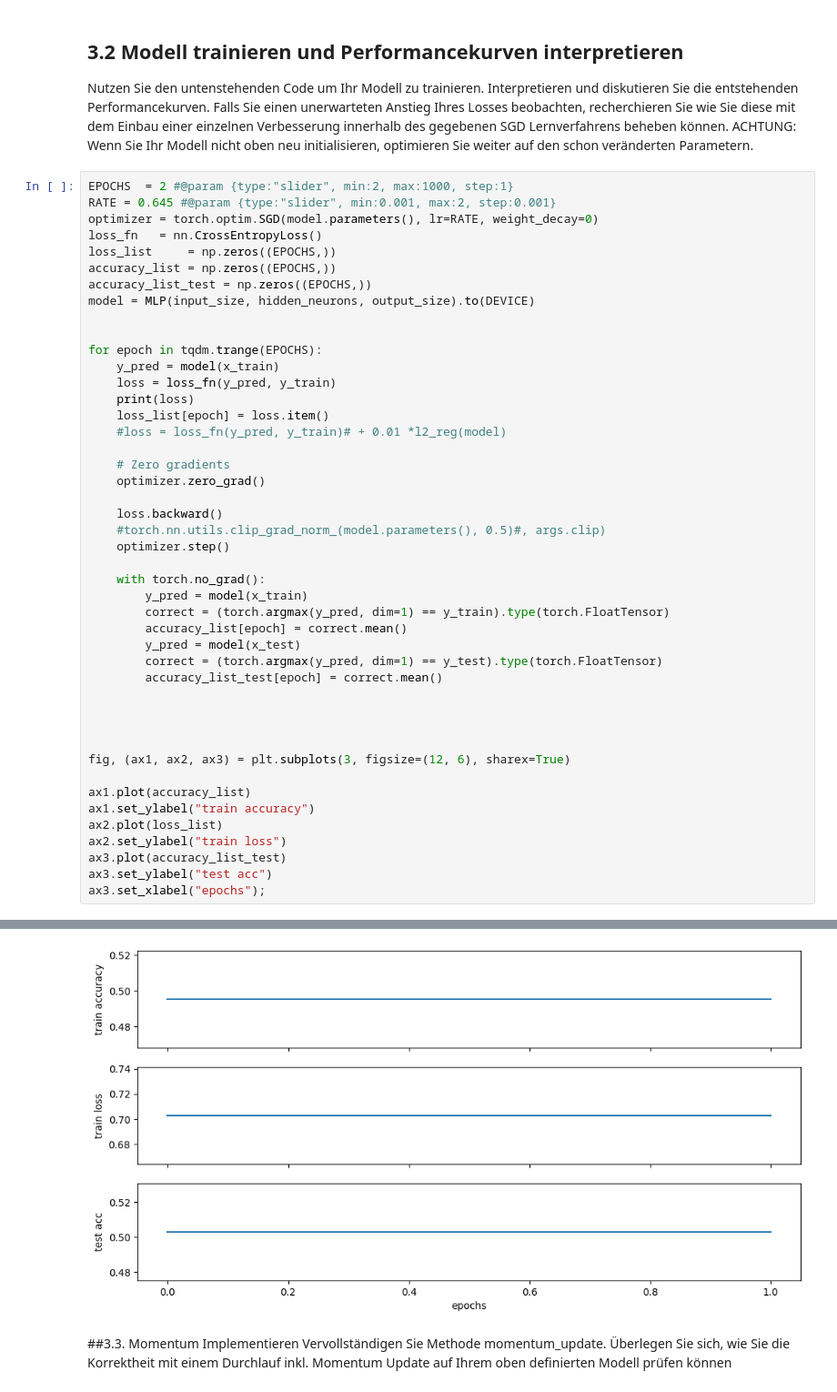
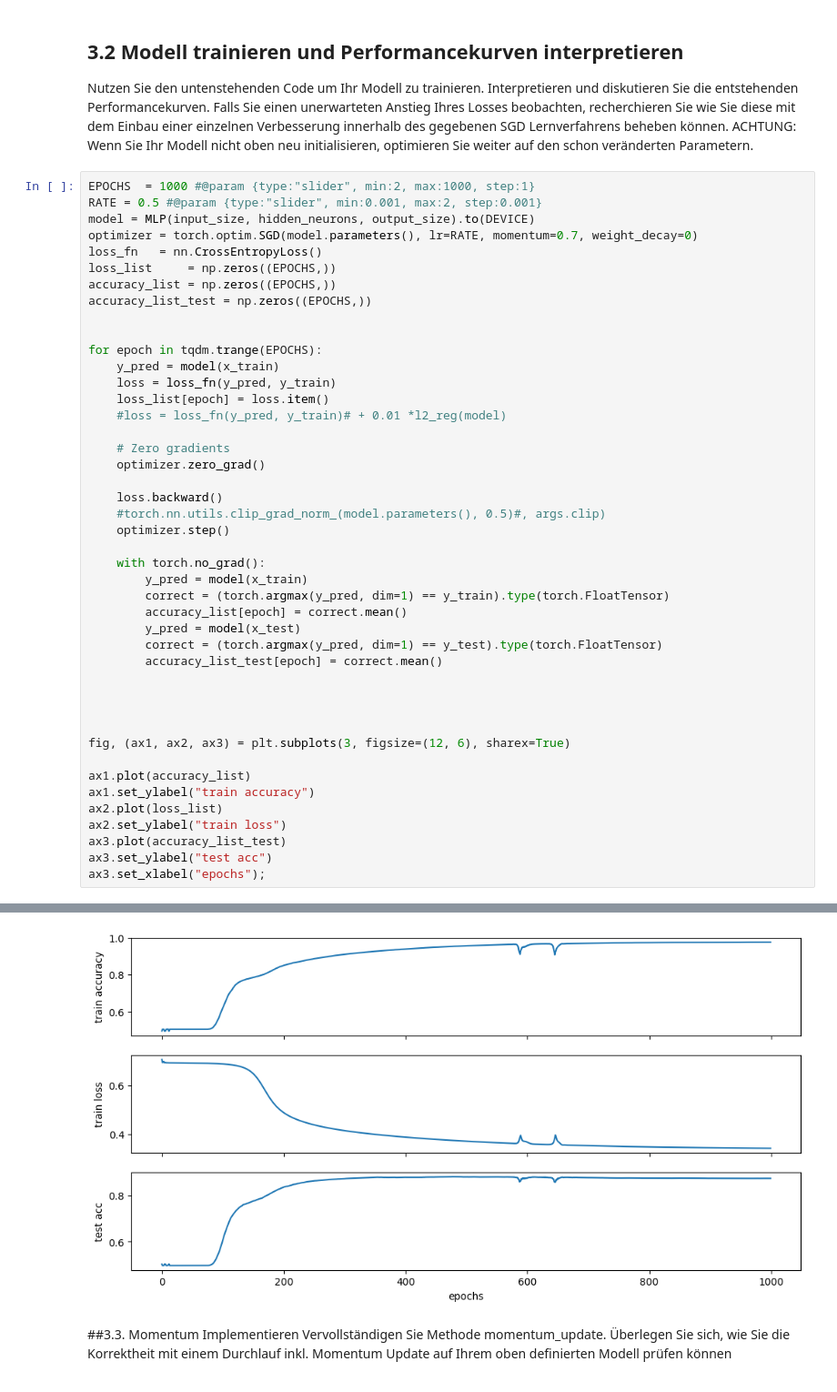
Before and after one commit to wordman2/GINN, a Jupyter notebook: Praktikum3/GINN_P3_Aufgaben_jonas.ipynb, the cells around one changed output, grey strips where cells are left out. Shown: that part at 91% size. Drawn from its saved outputs; the diff is of its cells as text.

```diff
--- a/Praktikum3/GINN_P3_Aufgaben_jonas.ipynb
+++ b/Praktikum3/GINN_P3_Aufgaben_jonas.ipynb
@@ -444,20 +473,19 @@ Estimated Total Size (MB): 2.05
 ## 3.2 Modell trainieren und Performancekurven interpretieren
 Nutzen Sie den untenstehenden Code um Ihr Modell zu trainieren. Interpretieren und diskutieren Sie die entstehenden Performancekurven. Falls Sie einen unerwarteten Anstieg Ihres Losses beobachten, recherchieren Sie wie Sie diese mit dem Einbau einer einzelnen Verbesserung innerhalb des gegebenen SGD Lernverfahrens beheben können. ACHTUNG: Wenn Sie Ihr Modell nicht oben neu initialisieren, optimieren Sie weiter auf den schon veränderten Parametern.
 # %%
-EPOCHS  = 2 #@param {type:"slider", min:2, max:1000, step:1}
-RATE = 0.645 #@param {type:"slider", min:0.001, max:2, step:0.001}
-optimizer = torch.optim.SGD(model.parameters(), lr=RATE, weight_decay=0)
+EPOCHS  = 1000 #@param {type:"slider", min:2, max:1000, step:1}
+RATE = 0.5 #@param {type:"slider", min:0.001, max:2, step:0.001}
+model = MLP(input_size, hidden_neurons, output_size).to(DEVICE)
+optimizer = torch.optim.SGD(model.parameters(), lr=RATE, momentum=0.7, weight_decay=0)
 loss_fn   = nn.CrossEntropyLoss()
 loss_list     = np.zeros((EPOCHS,))
 accuracy_list = np.zeros((EPOCHS,))
 accuracy_list_test = np.zeros((EPOCHS,))
-model = MLP(input_size, hidden_neurons, output_size).to(DEVICE)
 
 
 for epoch in tqdm.trange(EPOCHS):
     y_pred = model(x_train)
     loss = loss_fn(y_pred, y_train)
-    print(loss)
     loss_list[epoch] = loss.item()
     #loss = loss_fn(y_pred, y_train)# + 0.01 *l2_reg(model)
 
@@ -494,4 +520,4 @@ tensor(0.70292830467224121094, device='cuda:0', grad_fn=<NllLossBackward0>)
-[figure, old version]
+[figure, new version]
 # %% [markdown]
 ##3.3.&nbsp;Momentum Implementieren
 Vervollständigen Sie Methode momentum_update. Überlegen Sie sich, wie Sie die Korrektheit mit einem Durchlauf inkl. Momentum Update auf Ihrem oben definierten Modell prüfen können
```
Also changed, not shown: parts of 8 cells of this notebook.
